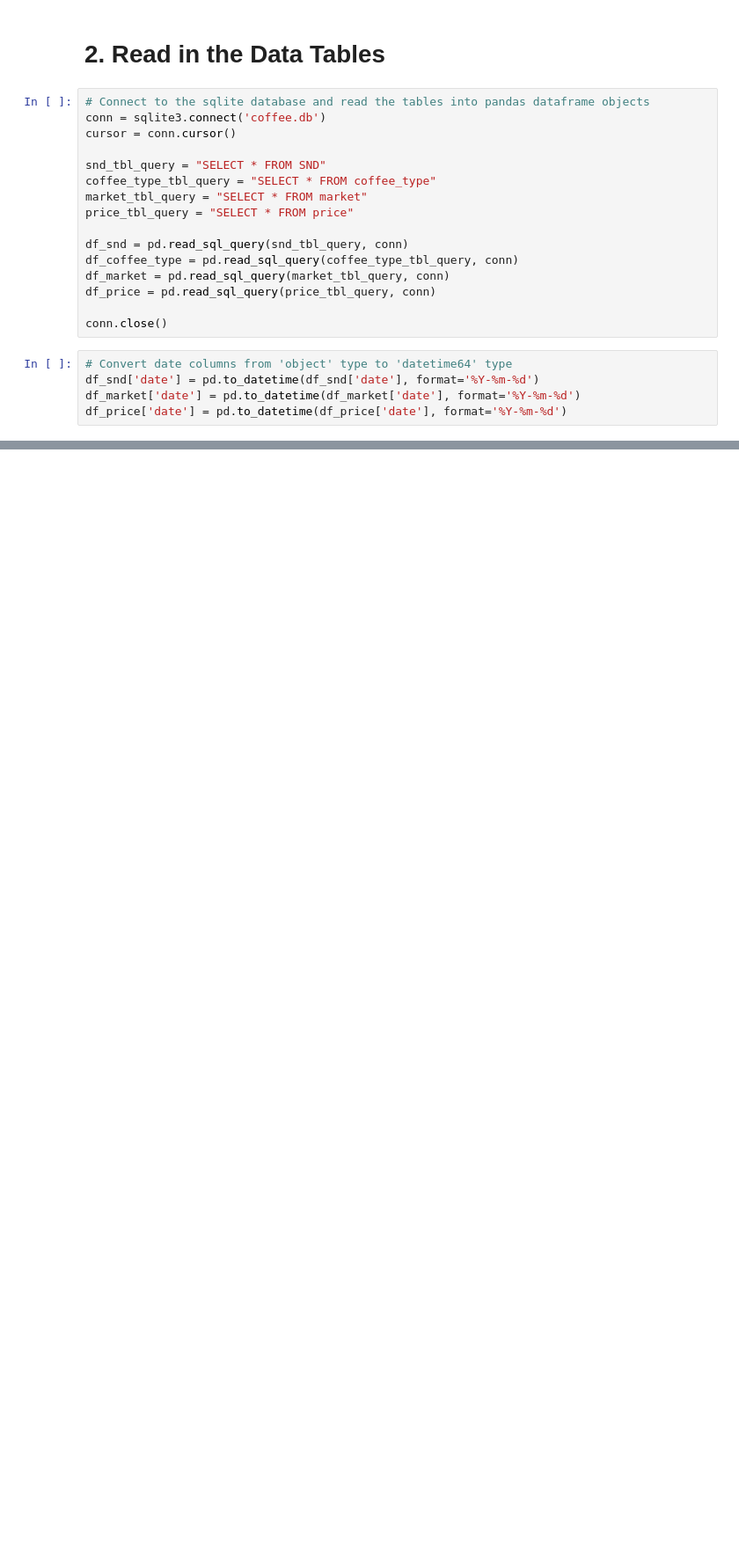
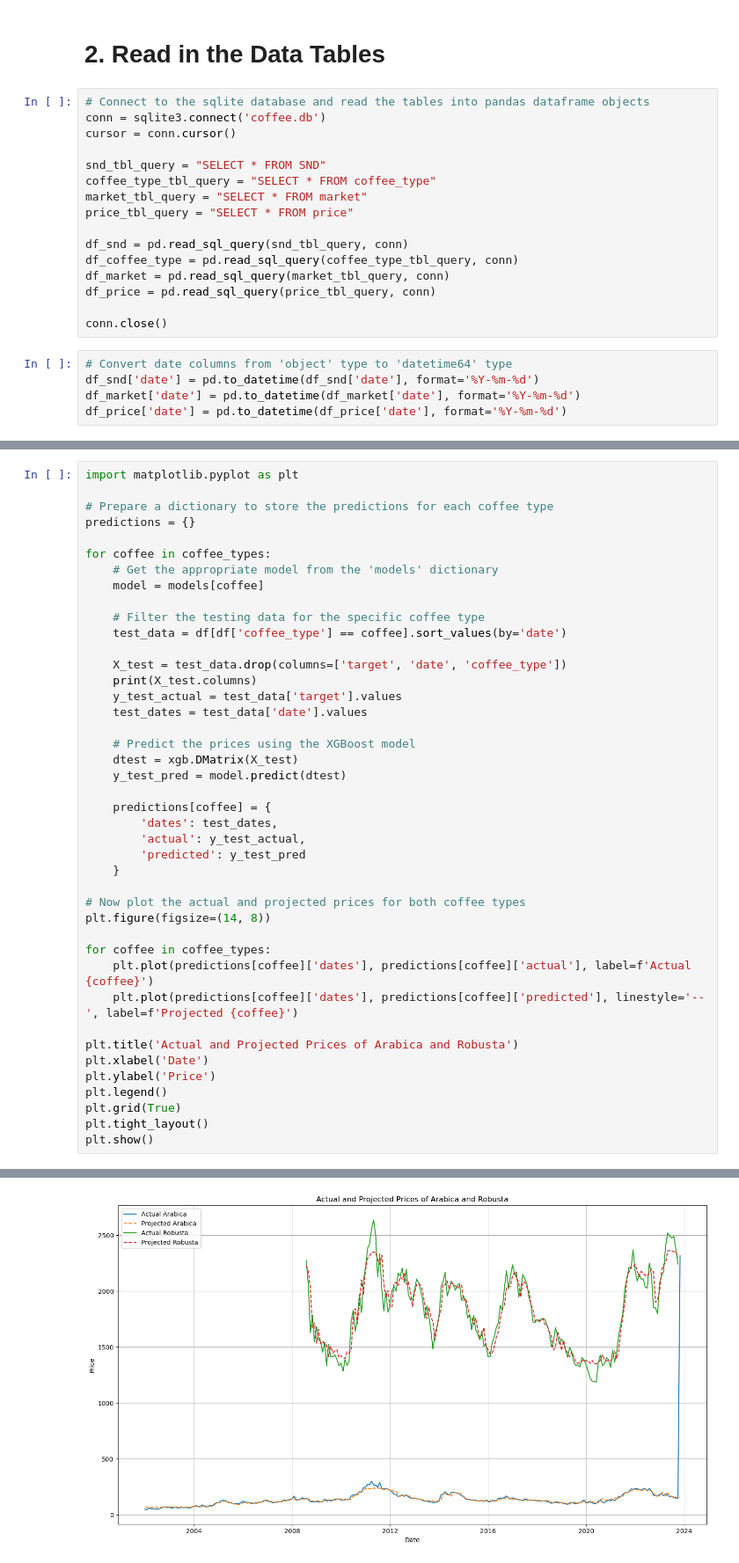
Before and after one commit to lneuendorf/LDC_Test, a Jupyter notebook: analysis.ipynb, the cells around one changed output, grey strips where cells are left out. Shown at 88% size. Saved outputs shown, nothing was run; the diff lists cells and outputs as text; blank space fills up the shorter version.

Commit message:
first run through of project, need to clean up process and add vizualization

```diff
--- a/analysis.ipynb
+++ b/analysis.ipynb
@@ -28,0 +311,43 @@ df_price['date'] = pd.to_datetime(df_price['date'], format='%Y-%m-%d')
+# %%
+import matplotlib.pyplot as plt
+
+# Prepare a dictionary to store the predictions for each coffee type
+predictions = {}
+
+for coffee in coffee_types:
+    # Get the appropriate model from the 'models' dictionary
+    model = models[coffee]
+
+    # Filter the testing data for the specific coffee type
+    test_data = df[df['coffee_type'] == coffee].sort_values(by='date')
+
+    X_test = test_data.drop(columns=['target', 'date', 'coffee_type'])
+    print(X_test.columns)
+    y_test_actual = test_data['target'].values
+    test_dates = test_data['date'].values
+
+    # Predict the prices using the XGBoost model
+    dtest = xgb.DMatrix(X_test)
+    y_test_pred = model.predict(dtest)
+
+    predictions[coffee] = {
+        'dates': test_dates,
+        'actual': y_test_actual,
+        'predicted': y_test_pred
+    }
+
+# Now plot the actual and projected prices for both coffee types
+plt.figure(figsize=(14, 8))
+
+for coffee in coffee_types:
+    plt.plot(predictions[coffee]['dates'], predictions[coffee]['actual'], label=f'Actual {coffee}')
+    plt.plot(predictions[coffee]['dates'], predictions[coffee]['predicted'], linestyle='--', label=f'Projected {coffee}')
+
+plt.title('Actual and Projected Prices of Arabica and Robusta')
+plt.xlabel('Date')
+plt.ylabel('Price')
+plt.legend()
+plt.grid(True)
+plt.tight_layout()
+plt.show()
+# %% [output]
@@ -28,0 +360 @@ df_price['date'] = pd.to_datetime(df_price['date'], format='%Y-%m-%d')
+[figure, added]
```
Also changed, not shown: parts of 22 cells of this notebook, 2 other files.
